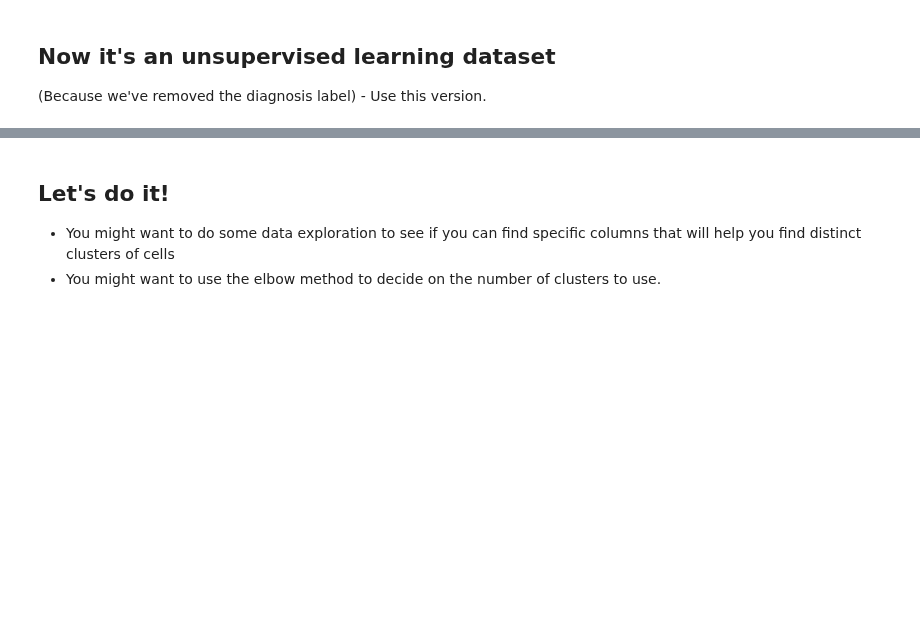
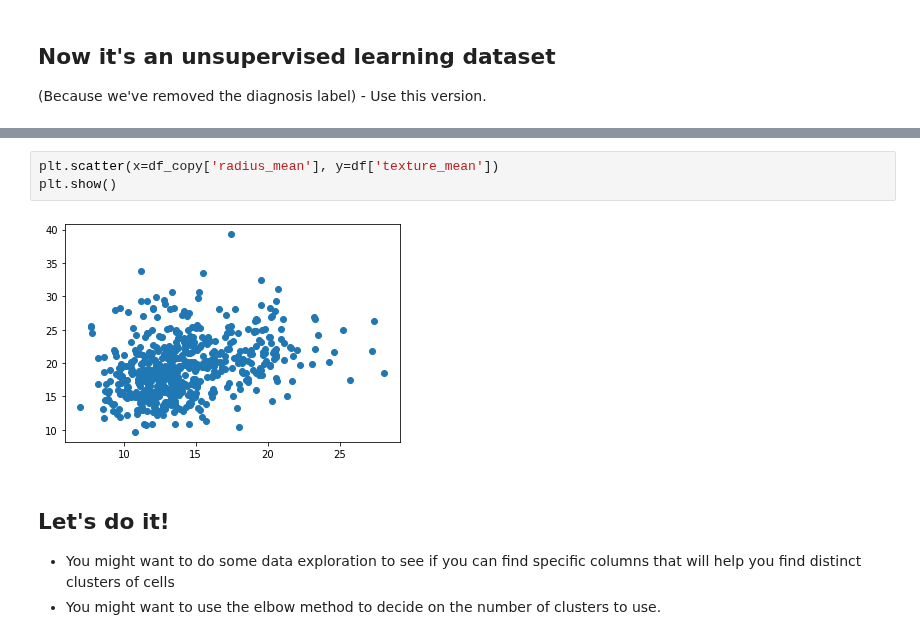
Before and after one commit to raklives/DS-Unit-1-Sprint-3-Linear-Algebra, a Jupyter notebook: module4-clustering/LS_DS_134_Clustering_Assignment.ipynb, the cells around one changed output, grey strips where cells are left out. Saved outputs shown, nothing was run; the diff lists cells and outputs as text; blank space fills up the shorter version.

```diff
--- a/module4-clustering/LS_DS_134_Clustering_Assignment.ipynb
+++ b/module4-clustering/LS_DS_134_Clustering_Assignment.ipynb
@@ -46,3 +83,8 @@ df.head()
+# %%
+plt.scatter(x=df_copy['radius_mean'], y=df['texture_mean'])
+plt.show()
+# %% [output]
+[figure, added]
 # %% [markdown]
 ## Let's do it!
 
```
Also changed, not shown: parts of 20 cells of this notebook.
